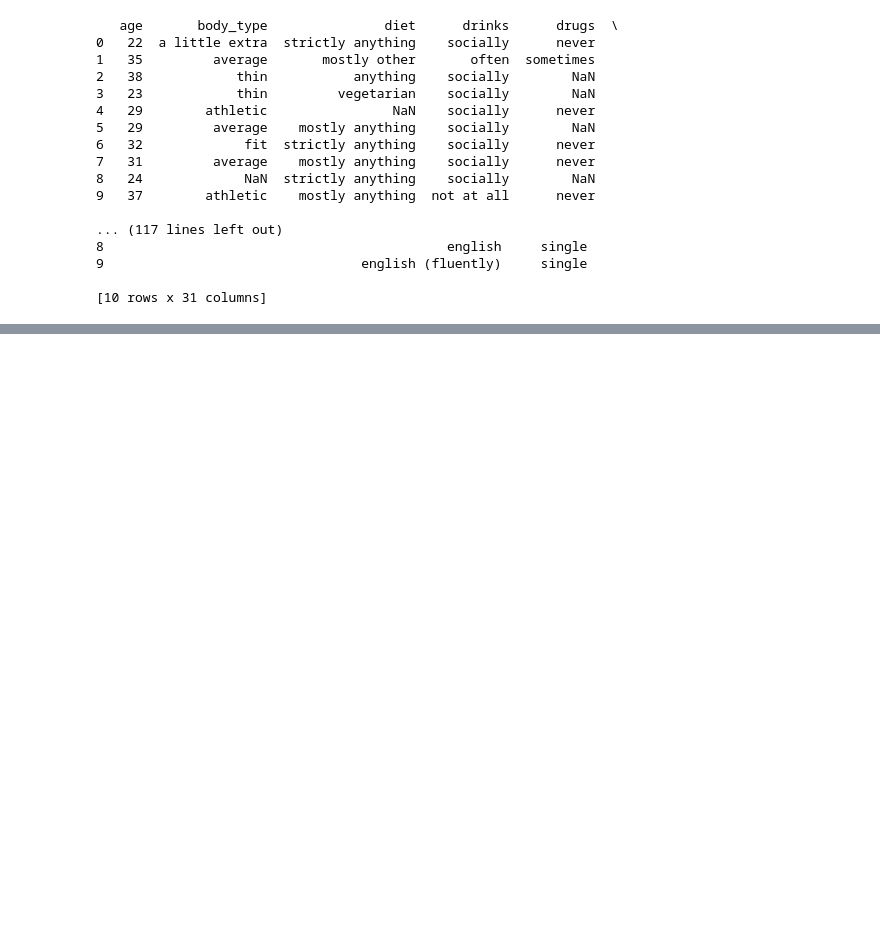
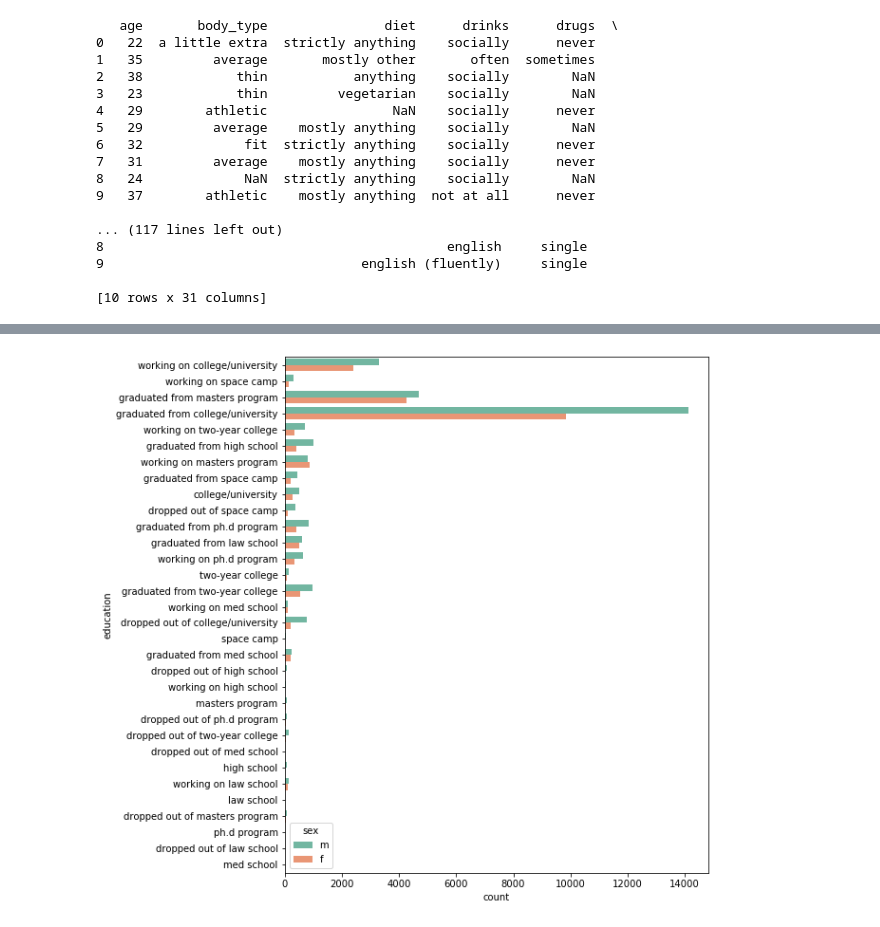
Before and after one commit to teeo23/OKproject, a Jupyter notebook: date-a-scientist.ipynb, the cells around one changed output, grey strips where cells are left out. Cells and saved outputs as stored; diff of their text form; code cells hidden in the pictures; blank space fills up the shorter version.

```diff
--- a/date-a-scientist.ipynb
+++ b/date-a-scientist.ipynb
@@ -23,0 +57,6 @@ print(df.head(10))
+# %%
+plt.figure(figsize=(8,10))
+sns.countplot(data=df, y='education', hue='sex')
+plt.savefig('Education')
+# %% [output]
+[figure, added]
```
Also changed, not shown: parts of 18 cells of this notebook.
